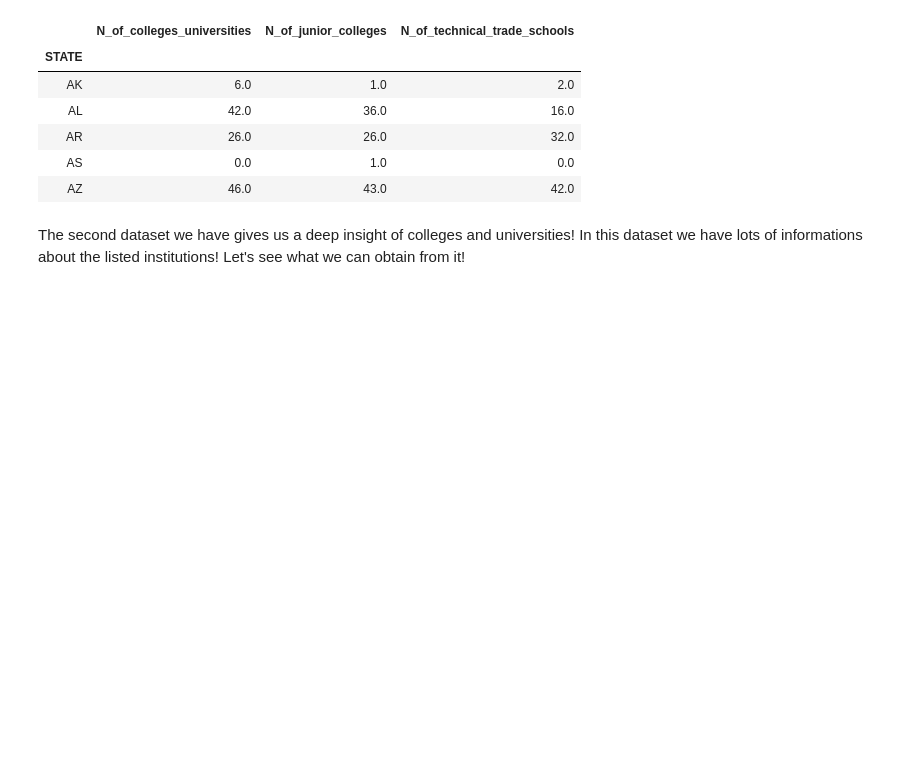
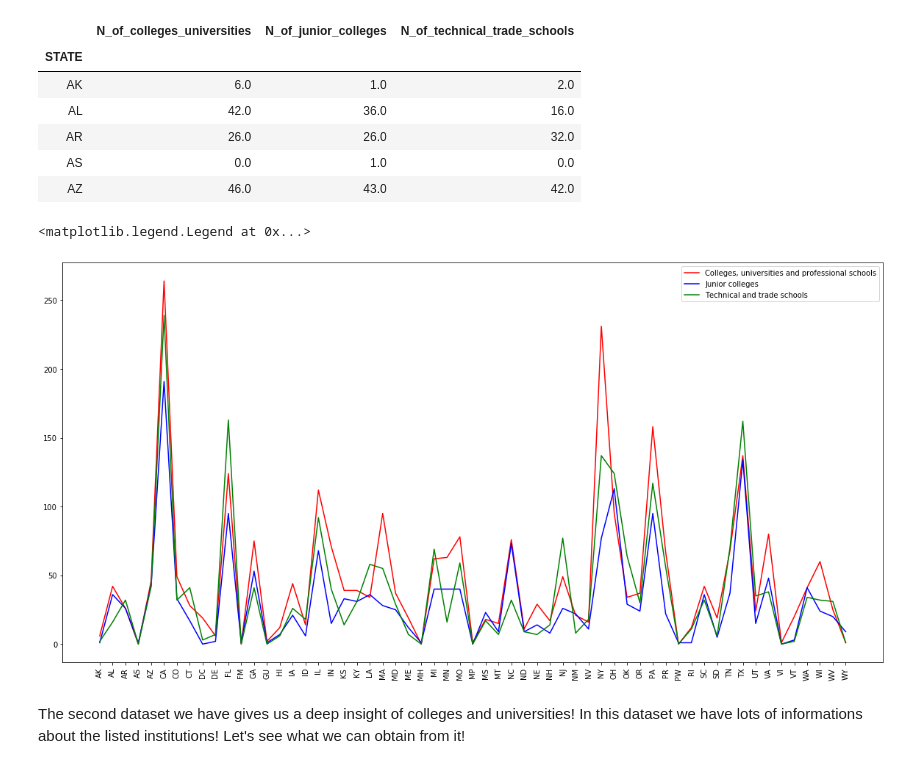
Before and after one commit to steber97/RecursionFairies_AdaProject, a Jupyter notebook: csv_datasets.ipynb, the cells around one changed output. Cells and saved outputs as stored; diff of their text form; code cells hidden in the pictures; blank space fills up the shorter version.

```diff
--- a/csv_datasets.ipynb
+++ b/csv_datasets.ipynb
@@ -514,6 +514,17 @@ number_of_institutions.head()
 | AR | 26.0 | 26.0 | 32.0 |
 | AS | 0.0 | 1.0 | 0.0 |
 | AZ | 46.0 | 43.0 | 42.0 |
+# %%
+#We plot the informations obtained
+plt.figure(figsize=(20,10))
+plt.xticks(rotation='vertical')
+plt.plot(number_of_institutions.index, number_of_institutions.N_of_colleges_universities, 'r')
+plt.plot(number_of_institutions.index, number_of_institutions.N_of_junior_colleges, 'b')
+plt.plot(number_of_institutions.index, number_of_institutions.N_of_technical_trade_schools, 'g')
+plt.gca().legend(('Colleges, universities and professional schools', 'Junior colleges', 'Technical and trade schools'))
+# %% [output]
+<matplotlib.legend.Legend at 0x...>
+[figure, added]
 # %% [markdown]
 The second dataset we have gives us a deep insight of colleges and universities!
 In this dataset we have lots of informations about the listed institutions!
```
Also changed, not shown: parts of 26 cells of this notebook, 1 other file.
